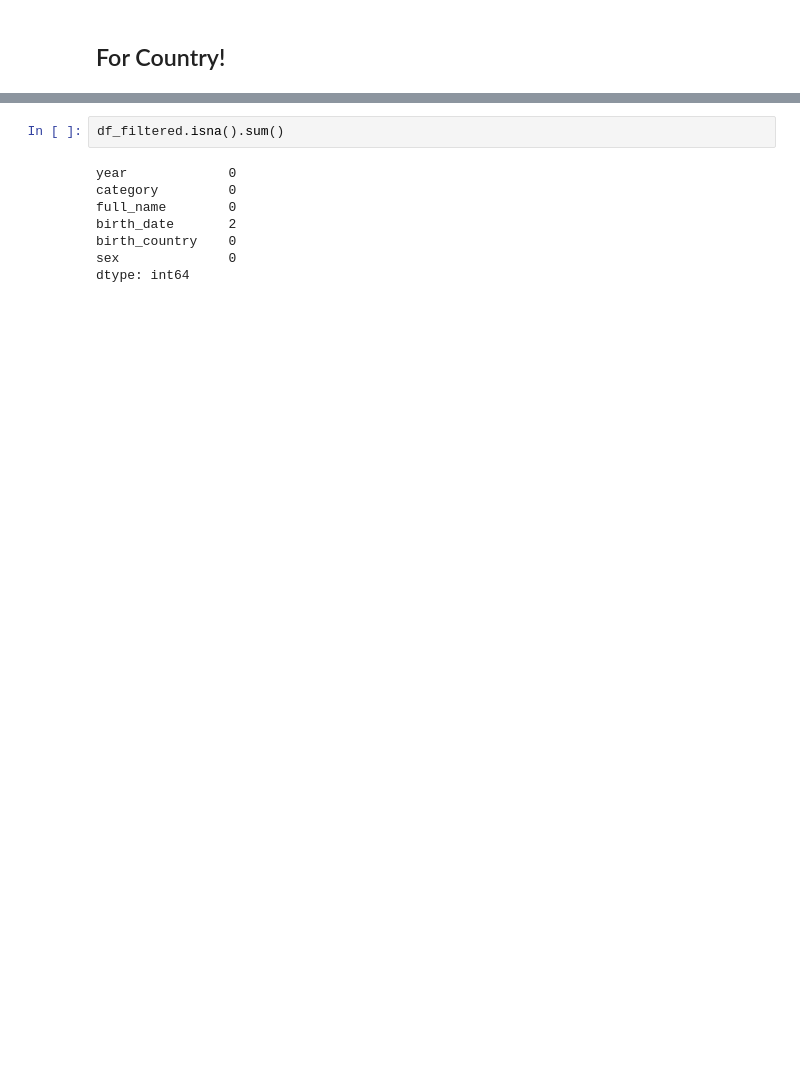
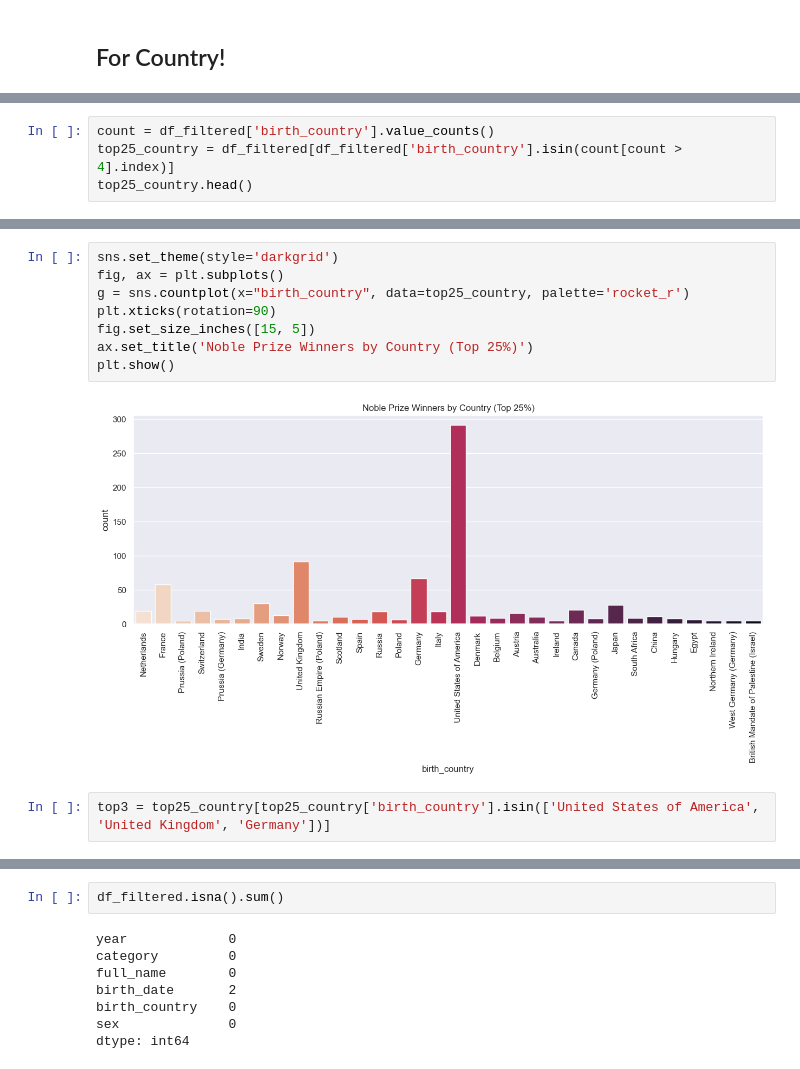
Before and after one commit to Ahnaf19/Nobel_prize_EDA, a Jupyter notebook: v1.ipynb, the cells around one changed output, grey strips where cells are left out. Cells and saved outputs as stored; diff of their text form; blank space fills up the shorter version.

```diff
--- a/v1.ipynb
+++ b/v1.ipynb
@@ -217,0 +243,4 @@ Let's dive into more depth!
+# %%
+count = df_filtered['birth_country'].value_counts()
+top25_country = df_filtered[df_filtered['birth_country'].isin(count[count > 4].index)]
+top25_country.head()
@@ -217,0 +264,12 @@ Let's dive into more depth!
+# %%
+sns.set_theme(style='darkgrid')
+fig, ax = plt.subplots()
+g = sns.countplot(x="birth_country", data=top25_country, palette='rocket_r')
+plt.xticks(rotation=90)
+fig.set_size_inches([15, 5])
+ax.set_title('Noble Prize Winners by Country (Top 25%)')
+plt.show()
+# %% [output]
+[figure, added]
+# %%
+top3 = top25_country[top25_country['birth_country'].isin(['United States of America', 'United Kingdom', 'Germany'])]
```
Also changed, not shown: parts of 10 cells of this notebook.
